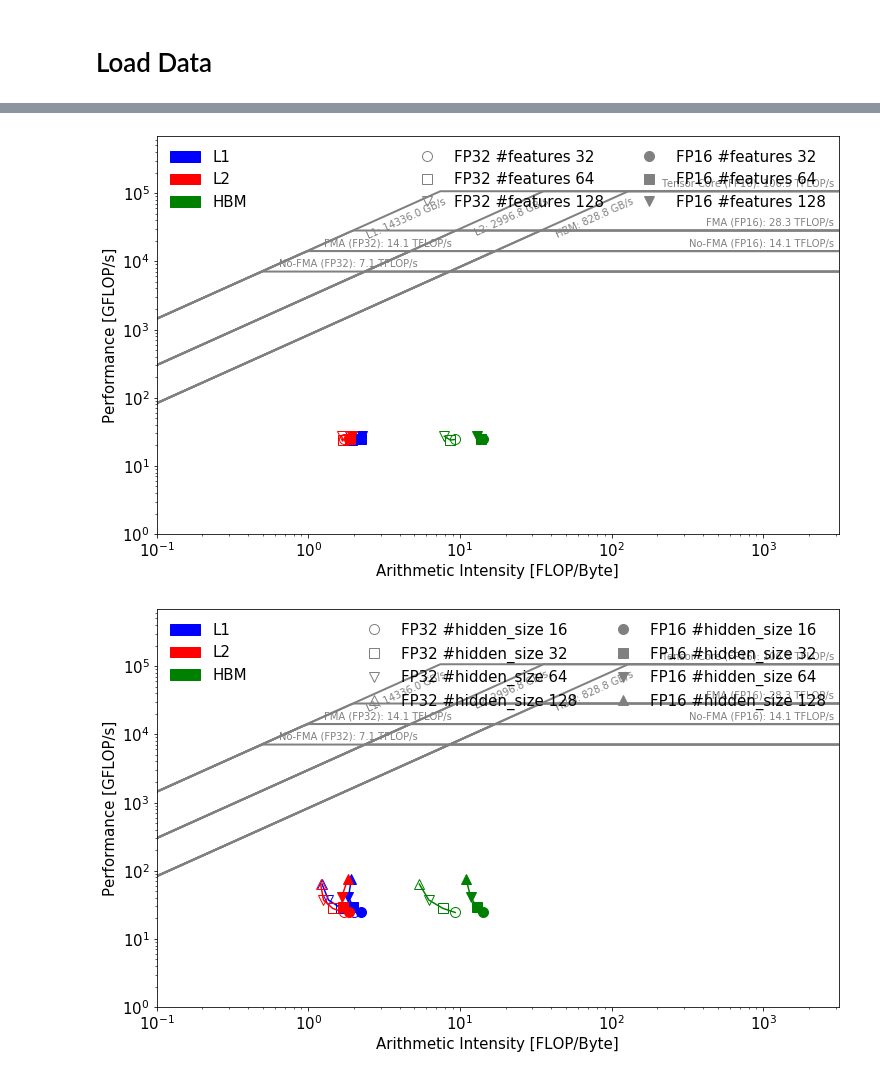
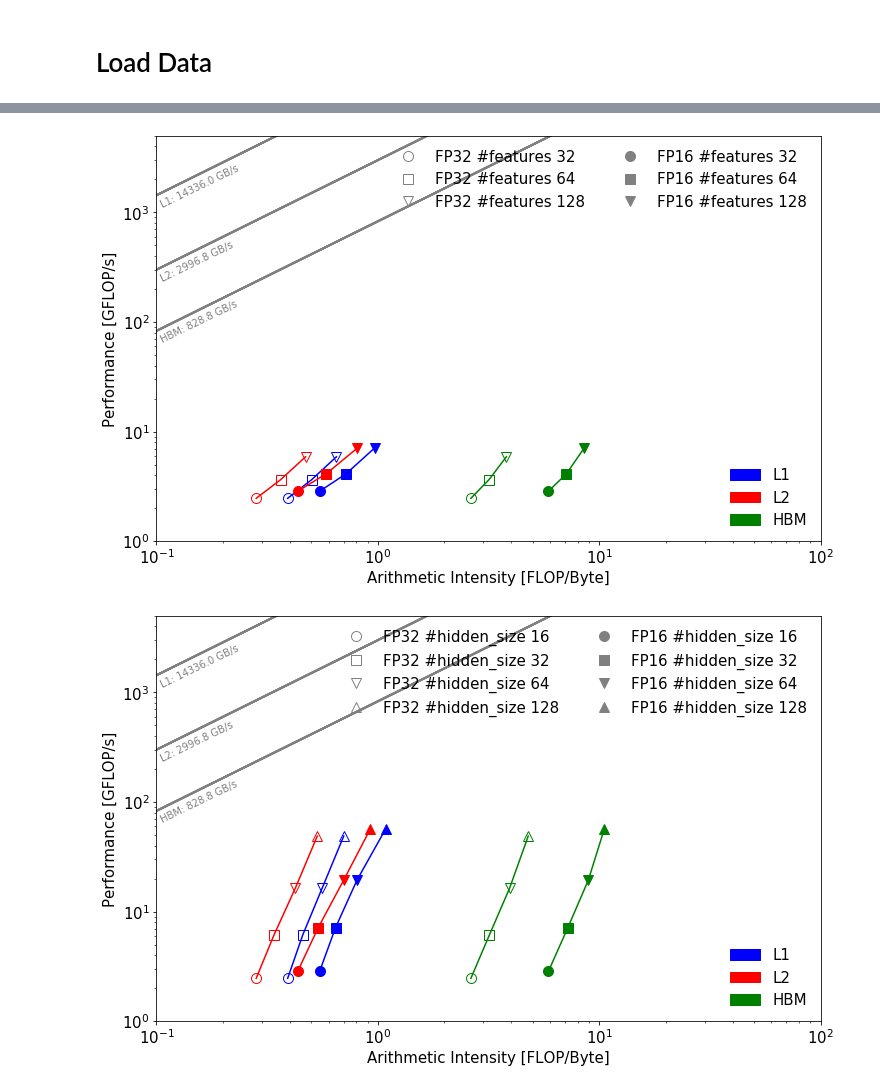
Before and after one commit to cyanguwa/DeepLearningProfiling, a Jupyter notebook: Basic-Kernels/analysis/rnn1d-tf2-noxla/roofline_plot.ipynb, the cells around one changed output, grey strips where cells are left out. Cells and saved outputs as stored; diff of their text form; code cells hidden in the pictures.

```diff
--- a/Basic-Kernels/analysis/rnn1d-tf2-noxla/roofline_plot.ipynb
+++ b/Basic-Kernels/analysis/rnn1d-tf2-noxla/roofline_plot.ipynb
@@ -132,7 +134,7 @@ def plot_data(file_prefix, plot_label, marker_tag, marker_label, df):
     labels_fp16 = ["FP16 "+marker_label+" "+str(x) for x in list(df_fp16[marker_tag])]
 
     #figure stuff
-    fig = plt.figure(1,figsize=(10.67,6.6))
+    fig = plt.figure(1,figsize=(10.6,6.7))
     plt.clf()
     ax = fig.gca()
     ax.set_xscale('log')
@@ -140,9 +142,9 @@ def plot_data(file_prefix, plot_label, marker_tag, marker_label, df):
     ax.set_xlabel('Arithmetic Intensity [FLOP/Byte]')
     ax.set_ylabel('Performance [GFLOP/s]')
     xmin = -1 #np.floor(np.log(min(AI_l1))) #-2
-    xmax = 3.5 #np.ceil(np.log(max(AI_dram)))
+    xmax = 2 #np.ceil(np.log(max(AI_dram)))
     ymin = 1 #max(min([6500.0*0.5]+[0.5*x for x in FLOPs_fp32]+[0.5*x for x in FLOPs_fp16]), 500.0) #10./scalingFactorForRoofs #10.0 / scalingFactorForRoofs
-    ymax = 125000.0*5.5 #max(FLOPs)*2./scalingFactorForRoofs
+    ymax = 5000 #max(FLOPs)*2./scalingFactorForRoofs
 
     #some handles
     marker_handles = []
@@ -185,7 +187,7 @@ def plot_data(file_prefix, plot_label, marker_tag, marker_label, df):
     patch_handles.append(mpatches.Patch(color=colors[0],label = 'L1'))
     patch_handles.append(mpatches.Patch(color=colors[1],label = 'L2'))
     patch_handles.append(mpatches.Patch(color=colors[2],label = 'HBM'))
-    leg2 = plt.legend(handles = patch_handles,loc='upper left', scatterpoints = 1, frameon=style["frameon"])
+    leg2 = plt.legend(handles = patch_handles,loc='lower right', scatterpoints = 1, frameon=style["frameon"])
 
     #title
     if plot_label:
@@ -231,7 +233,7 @@ for idx,feature in enumerate(features):
         continue
 
     #label
-    plot_label = 'V100, tf.nn.lstm, '+str(feature[0])+', '+str(feature[1])+', '+str(feature[2])+', '+str(feature[3])
+    plot_label = 'tf2_lstm, t'+str(feature[0])+', f'+str(feature[1])+', h'+str(feature[2])+', '+str(feature[3])
     plot_file = os.path.join(directory, plot_label.replace(", ","_"))
     plot_label = None
     #display(selectdf)
@@ -267,7 +269,7 @@ for idx,feature in enumerate(features):
         continue
 
     #label
-    plot_label = 'V100, tf.nn.lstm, '+str(feature[0])+', '+str(feature[1])+', '+str(feature[2])+', '+str(feature[3])
+    plot_label = 'tf2_lstm, b'+str(feature[0])+', f'+str(feature[1])+', h'+str(feature[2])+', '+str(feature[3])
     plot_file = os.path.join(directory, plot_label.replace(", ","_"))
     plot_label = None
     #display(selectdf)
@@ -303,13 +305,13 @@ for idx,feature in enumerate(features):
         continue
 
     #label
-    plot_label = 'V100, tf.nn.lstm, '+str(feature[0])+', '+str(feature[1])+', '+str(feature[2])+', '+str(feature[3])
+    plot_label = 'tf2_lstm, b'+str(feature[0])+', t'+str(feature[1])+', h'+str(feature[2])+', '+str(feature[3])
     plot_file = os.path.join(directory, plot_label.replace(", ","_"))
     plot_label = None
     #display(selectdf)
     plot_data(plot_file, plot_label, "Features", "#features", selectdf)
 # %% [output]
-[figure, old version]
+[figure, new version]
 # %%
 #plot vs num filters
 directory= outputdir + "hidden_size"
@@ -317,32 +319,32 @@ try:
     os.stat(directory)
 except:
     os.mkdir(directory)
 
 
 features = list(combineddf[["Batch Size", "Time Steps", "Features", "Pass"]].apply(lambda x: (x["Batch Size"], \
                                                                                           x["Time Steps"], \
                                                                                           x["Features"], \
                                                                                           x["Pass"]), axis=1).unique())
 #do the plotting
 for idx,feature in enumerate(features):
 
     #project the data
     selectdf = combineddf[ (combineddf[ "Batch Size" ] == feature[0]) & \
                            (combineddf[ "Time Steps" ] == feature[1]) & \
                            (combineddf[ "Features" ] == feature[2]) & \
                            (combineddf[ "Pass" ] == feature[3]) ].copy()
 
     #sort data
     selectdf.sort_values("Hidden Size", ascending=True, inplace=True)
 
     if len(selectdf["Hidden Size"].unique()) == 1:
         continue
 
     #label
-    plot_label = 'V100, tf.nn.lstm, '+str(feature[0])+', '+str(feature[1])+', '+str(feature[2])+', '+str(feature[3])
+    plot_label = 'tf2_lstm, b'+str(feature[0])+', t'+str(feature[1])+', f'+str(feature[2])+', '+str(feature[3])
     plot_file = os.path.join(directory, plot_label.replace(", ","_"))
     plot_label = None
     #display(selectdf)
     plot_data(plot_file, plot_label, "Hidden Size", "#hidden_size", selectdf)
 # %% [output]
-[figure, old version]
+[figure, new version]
```
Also changed, not shown: parts of 3 cells of this notebook, 4 other files.
